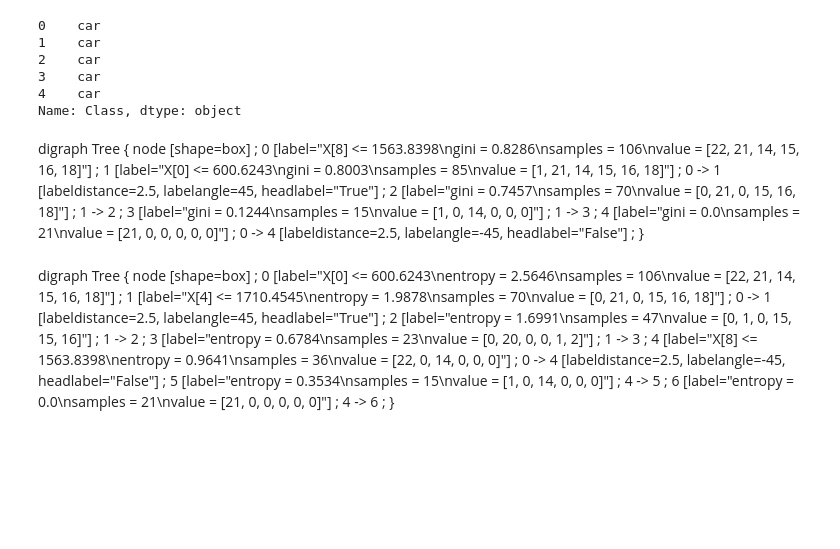
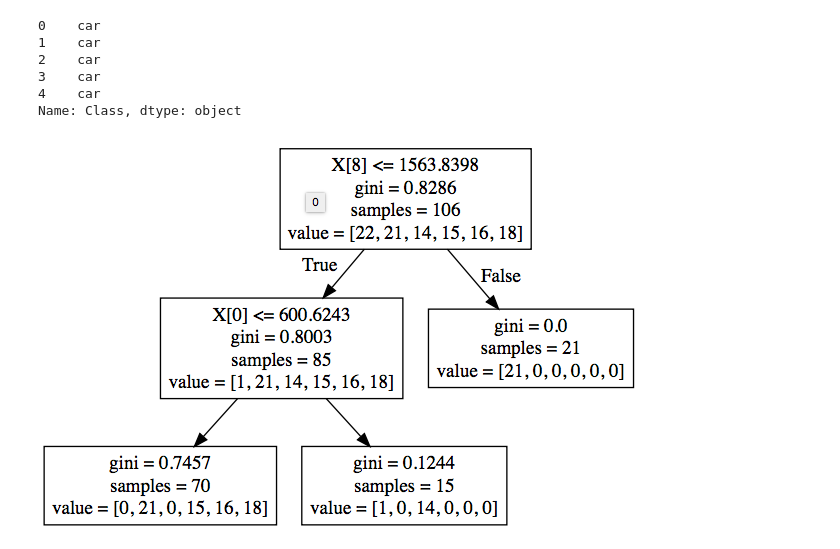
Before and after one commit to bconnorwhite/EE-461P, a Jupyter notebook: HW3/EE461P-HW3.ipynb, the cells around one changed output. Drawn from its saved outputs; the diff is of its cells as text; code cells hidden in the pictures; blank space fills up the shorter version.

Commit message:
5 images & description

```diff
--- a/HW3/EE461P-HW3.ipynb
+++ b/HW3/EE461P-HW3.ipynb
@@ -254,39 +254,14 @@ clf.fit(data, target)
 
 with open("decision_tree_gini.dot", 'w') as f:
     f = tree.export_graphviz(clf, out_file=f)
-# %% [markdown]
-digraph Tree {
-node [shape=box] ;
-0 [label="X[8] <= 1563.8398\ngini = 0.8286\nsamples = 106\nvalue = [22, 21, 14, 15, 16, 18]"] ;
-1 [label="X[0] <= 600.6243\ngini = 0.8003\nsamples = 85\nvalue = [1, 21, 14, 15, 16, 18]"] ;
-0 -> 1 [labeldistance=2.5, labelangle=45, headlabel="True"] ;
-2 [label="gini = 0.7457\nsamples = 70\nvalue = [0, 21, 0, 15, 16, 18]"] ;
-1 -> 2 ;
-3 [label="gini = 0.1244\nsamples = 15\nvalue = [1, 0, 14, 0, 0, 0]"] ;
-1 -> 3 ;
-4 [label="gini = 0.0\nsamples = 21\nvalue = [21, 0, 0, 0, 0, 0]"] ;
-0 -> 4 [labeldistance=2.5, labelangle=-45, headlabel="False"] ;
-}
+# %%
+from IPython.display import Image
+Image("images/5 gini.png")
+# %% [output]
+[figure, added]
 # %%
 clf = tree.DecisionTreeClassifier(random_state=0, criterion='entropy', max_depth=2)
 clf.fit(data, target)
 
 with open("decision_tree_entropy.dot", 'w') as f:
     f = tree.export_graphviz(clf, out_file=f)
-# %% [markdown]
-digraph Tree {
-node [shape=box] ;
-0 [label="X[0] <= 600.6243\nentropy = 2.5646\nsamples = 106\nvalue = [22, 21, 14, 15, 16, 18]"] ;
-1 [label="X[4] <= 1710.4545\nentropy = 1.9878\nsamples = 70\nvalue = [0, 21, 0, 15, 16, 18]"] ;
-0 -> 1 [labeldistance=2.5, labelangle=45, headlabel="True"] ;
-2 [label="entropy = 1.6991\nsamples = 47\nvalue = [0, 1, 0, 15, 15, 16]"] ;
-1 -> 2 ;
-3 [label="entropy = 0.6784\nsamples = 23\nvalue = [0, 20, 0, 0, 1, 2]"] ;
-1 -> 3 ;
-4 [label="X[8] <= 1563.8398\nentropy = 0.9641\nsamples = 36\nvalue = [22, 0, 14, 0, 0, 0]"] ;
-0 -> 4 [labeldistance=2.5, labelangle=-45, headlabel="False"] ;
-5 [label="entropy = 0.3534\nsamples = 15\nvalue = [1, 0, 14, 0, 0, 0]"] ;
-4 -> 5 ;
-6 [label="entropy = 0.0\nsamples = 21\nvalue = [21, 0, 0, 0, 0, 0]"] ;
-4 -> 6 ;
-}
```
Also changed, not shown: parts of 2 cells of this notebook, 2 other files.
